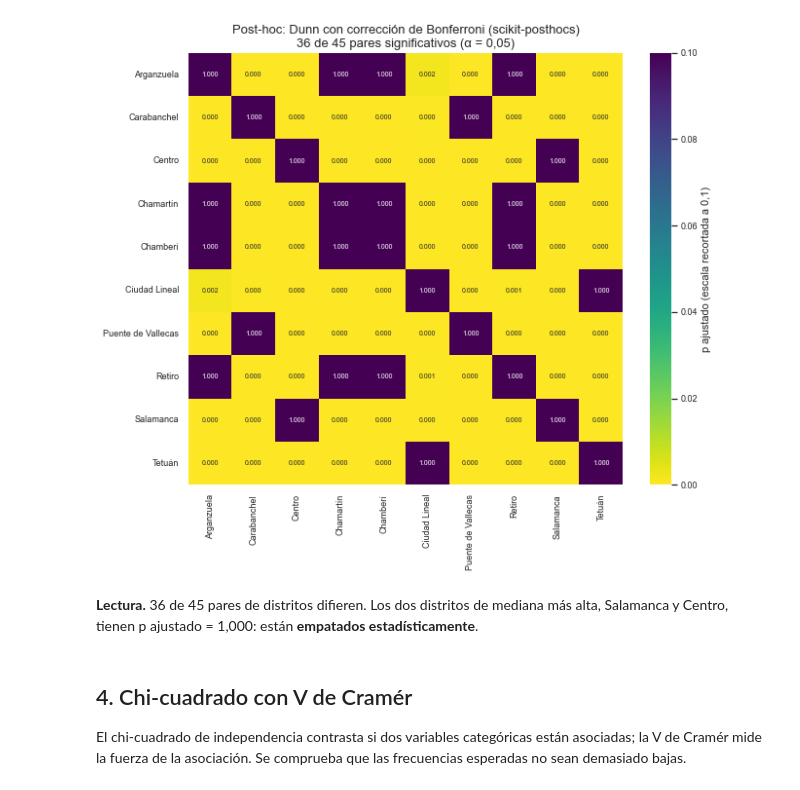
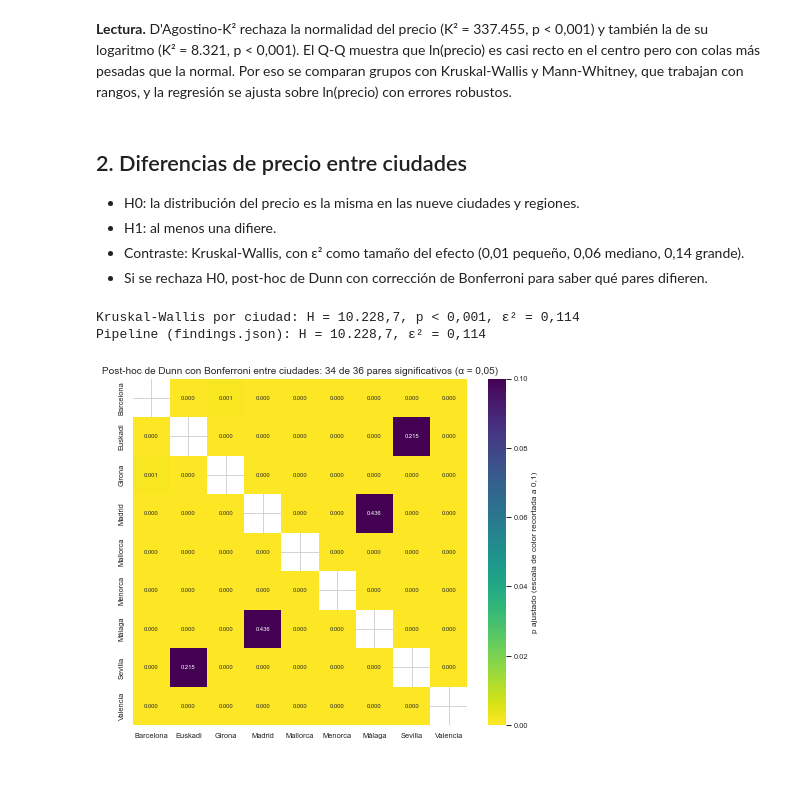
Before and after one commit to diegopellegrini1/Proyecto-Final, a Jupyter notebook: notebooks/02_analisis_estadistico.ipynb, the cells around one changed output. Cells and saved outputs as stored; diff of their text form; code cells hidden in the pictures.

Commit message:
chore: regenera el conjunto final, figuras, findings, informe, README y notebooks

```diff
--- a/notebooks/02_analisis_estadistico.ipynb
+++ b/notebooks/02_analisis_estadistico.ipynb
@@ -26,41 +31,35 @@ RAIZ = Path.cwd().parent if Path.cwd().name == "notebooks" else Path.cwd()
 sys.path.insert(0, str(RAIZ))
 
 import json
+import logging
 
 import matplotlib.pyplot as plt
 import numpy as np
 import pandas as pd
 from IPython.display import Markdown, display
+from scipy import stats
 
 from src import config, estadistica as est, formato as fmt, visualizacion as viz
+from src.analisis import NOMBRE_CIUDAD
 
+logging.disable(logging.WARNING)
 %matplotlib inline
 viz.configurar_estilo()
-plt.rcParams["figure.dpi"] = 72  # imágenes incrustadas ligeras
+plt.rcParams["figure.dpi"] = 60
+pd.set_option("display.max_columns", 30)
+pd.set_option("display.width", 160)
+
 df = pd.read_parquet(config.RUTA_PARQUET)
+cp = df[df["precio_valido"]].assign(nombre_ciudad=lambda d: d["ciudad"].map(NOMBRE_CIUDAD))
 with open(config.RUTA_FINDINGS, encoding="utf-8") as f:
     findings = json.load(f)
-E = findings["estadistica"]
-cp = df[df["precio_valido"]]
-rng = np.random.default_rng(config.SEMILLA)
-
-
-def hipotesis(clave: str) -> None:
-    """Muestra H0 y H1 de un contraste antes de ejecutarlo."""
-    h0, h1 = est.HIPOTESIS[clave]
-    display(Markdown(f"**H0:** {h0}  \n**H1:** {h1}  \n**α = {fmt.n2(config.ALFA)}**"))
-
-
-def mostrar(resultado: est.ResultadoTest, decimales_efecto: int = 3) -> None:
-    """Resume un ResultadoTest."""
-    efecto = resultado.tamano_efecto
-    display(Markdown(
-        f"- Estadístico = {fmt.n3(resultado.estadistico)}, {fmt.p_texto(resultado.p_valor)}\n"
-        f"- {efecto['nombre']} = {fmt.numero(efecto['valor'], decimales_efecto)} (efecto {efecto['interpretacion']})\n"
-        f"- Supuestos: {resultado.supuestos}\n"
-        f"- **Conclusión:** {resultado.conclusion}"))
+E, D = findings["estadistica"], findings["descriptivo"]
+RP, OLS, ML = E["renta_precio"], E["ols"], E["ml"]
 
 
 def lectura(texto: str) -> None:
-    """Interpretación en Markdown con cifras calculadas (nunca escritas a mano)."""
+    """Muestra una interpretación en Markdown (las cifras van dentro del f-string, nunca a mano)."""
     display(Markdown(texto))
+
+
+print(f"Anuncios con precio: {fmt.n0(len(cp))} de {fmt.n0(len(df))}")
@@ -228,16 +84,29 @@ Dunn con corrección de Bonferroni (scikit-posthocs) | 36 de 45 pares significat
+# %%
+lectura(f"**Lectura.** D'Agostino-K² rechaza la normalidad del precio (K² = {fmt.n0(k2)}, {fmt.p_texto(p_k2)}) y "
+        f"también la de su logaritmo (K² = {fmt.n0(k2_log)}, {fmt.p_texto(p_k2_log)}). El Q-Q muestra que ln(precio) "
+        "es casi recto en el centro pero con colas más pesadas que la normal. Por eso se comparan grupos con "
+        "Kruskal-Wallis y Mann-Whitney, que trabajan con rangos, y la regresión se ajusta sobre ln(precio) con "
+        "errores robustos.")
+# %% [output]
+**Lectura.** D'Agostino-K² rechaza la normalidad del precio (K² = 337.455, p < 0,001) y también la de su logaritmo (K² = 8.321, p < 0,001). El Q-Q muestra que ln(precio) es casi recto en el centro pero con colas más pesadas que la normal. Por eso se comparan grupos con Kruskal-Wallis y Mann-Whitney, que trabajan con rangos, y la regresión se ajusta sobre ln(precio) con errores robustos.
+# %% [markdown]
+## 2. Diferencias de precio entre ciudades
+
+- H0: la distribución del precio es la misma en las nueve ciudades y regiones.
+- H1: al menos una difiere.
+- Contraste: Kruskal-Wallis, con ε² como tamaño del efecto (0,01 pequeño, 0,06 mediano, 0,14 grande).
+- Si se rechaza H0, post-hoc de Dunn con corrección de Bonferroni para saber qué pares difieren.
+# %%
+grupos = [g["price"].to_numpy() for _, g in cp.groupby("nombre_ciudad")]
+h, p_h = stats.kruskal(*grupos)
+eps2 = est.epsilon_cuadrado(h, len(cp))
+print(f"Kruskal-Wallis por ciudad: H = {fmt.n1(h)}, {fmt.p_texto(p_h)}, ε² = {fmt.n3(eps2)}")
+print(f"Pipeline (findings.json): H = {fmt.n1(E['kruskal_ciudad']['estadistico'])}, "
+      f"ε² = {fmt.n3(E['kruskal_ciudad']['tamano_efecto']['valor'])}")
+# %% [output]
+Kruskal-Wallis por ciudad: H = 10.228,7, p < 0,001, ε² = 0,114
+Pipeline (findings.json): H = 10.228,7, ε² = 0,114
 # %%
-viz.fig_posthoc_distritos(findings);
+viz.fig_posthoc_ciudades(findings);
 # %% [output]
-[figure, old version]
+[figure, new version]
-# %%
-emp = E["top_distritos_empate"]
-lectura(f"**Lectura.** {ph['n_pares_significativos']} de {ph['n_pares']} pares de distritos difieren. Los dos distritos "
-        f"de mediana más alta, {emp['a']} y {emp['b']}, tienen p ajustado = {fmt.n3(emp['p_ajustado'])}: "
-        + ("están **empatados estadísticamente**." if emp["empate"] else "sí se distinguen."))
-# %% [output]
-**Lectura.** 36 de 45 pares de distritos difieren. Los dos distritos de mediana más alta, Salamanca y Centro, tienen p ajustado = 1,000: están **empatados estadísticamente**.
-# %% [markdown]
-## 4. Chi-cuadrado con V de Cramér
-
-El chi-cuadrado de independencia contrasta si dos variables categóricas están asociadas; la V de Cramér mide la
-fuerza de la asociación. Se comprueba que las frecuencias esperadas no sean demasiado bajas.
```
Also changed, not shown: parts of 82 cells of this notebook, 53 other files.
